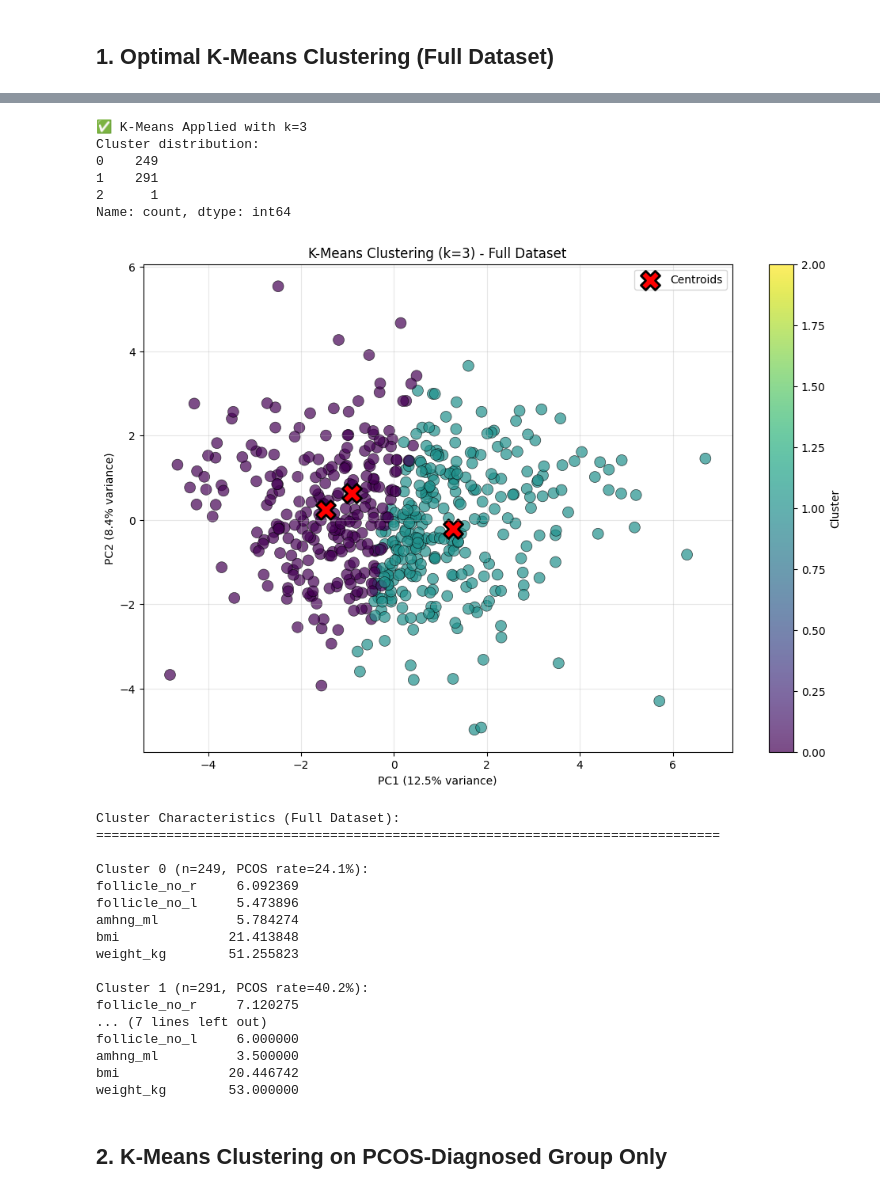
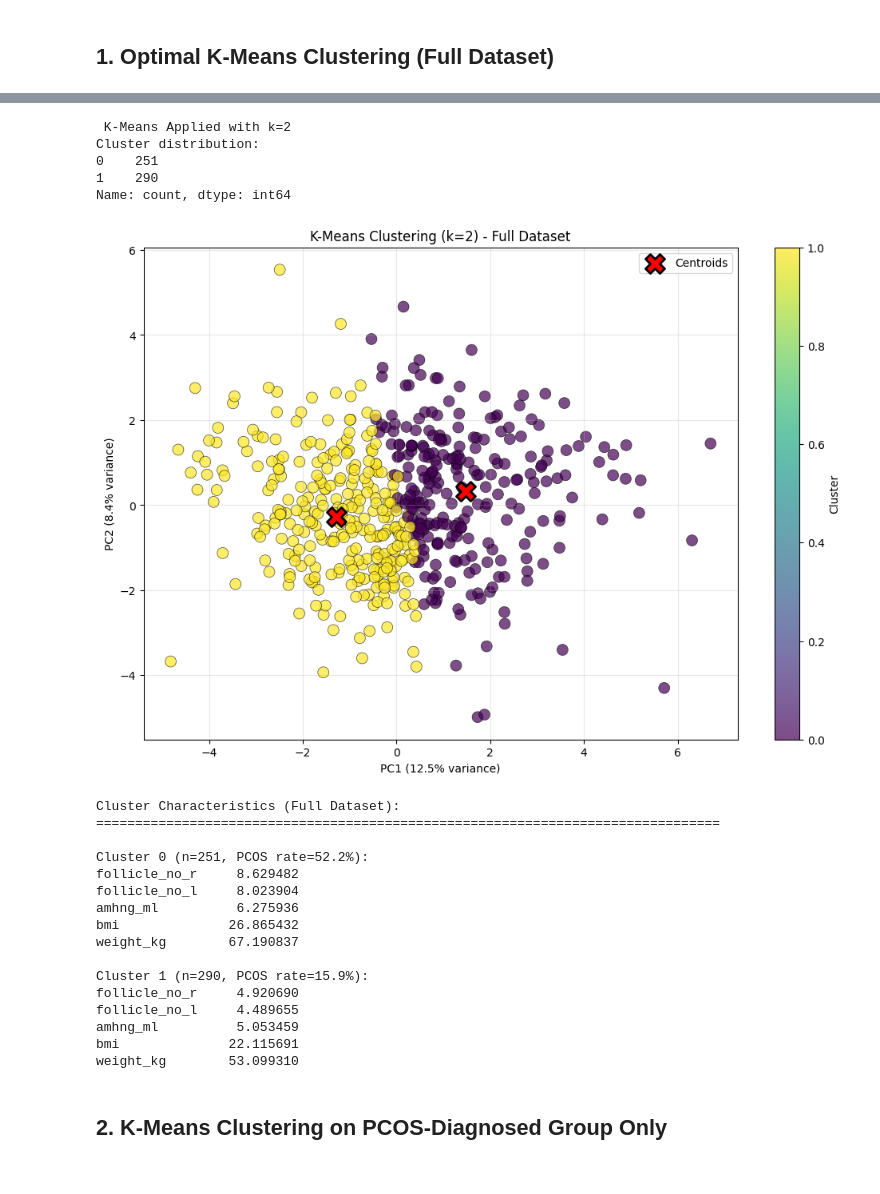
Before and after one commit to AustinJSimmons/pcos-diagnostic-dashboard, a Jupyter notebook: notebooks/05-clustering.ipynb, the cells around one changed output, grey strips where cells are left out. Saved outputs shown, nothing was run; the diff lists cells and outputs as text; code cells hidden in the pictures.

```diff
--- a/notebooks/05-clustering.ipynb
+++ b/notebooks/05-clustering.ipynb
@@ -120,6 +120,6 @@ Davies-Bouldin scores: ['3.104', '2.111', '2.214', '2.424', '2.133', '2.136', '1
 # %%
-# Apply optimal K-Means clustering (use k=3 as compromise)
-optimal_k = 3
+# Apply optimal K-Means clustering (use k=2 as compromise)
+optimal_k = 2
 kmeans_full = KMeans(n_clusters=optimal_k, random_state=42, n_init=10)
 clusters_full = kmeans_full.fit_predict(X_scaled)
 
@@ -130,55 +130,53 @@ print(f"Cluster distribution:\n{pd.Series(clusters_full).value_counts().sort_ind
 
 # Visualize using PCA for dimensionality reduction
 pca = PCA(n_components=2)
 X_pca = pca.fit_transform(X_scaled)
 
 plt.figure(figsize=(12, 8))
 scatter = plt.scatter(X_pca[:, 0], X_pca[:, 1], c=clusters_full, cmap='viridis',
                      alpha=0.7, s=100, edgecolors='black', linewidth=0.5)
 plt.scatter(pca.transform(kmeans_full.cluster_centers_)[:, 0],
            pca.transform(kmeans_full.cluster_centers_)[:, 1],
            c='red', marker='X', s=300, edgecolors='black', linewidth=2, label='Centroids')
 plt.xlabel(f'PC1 ({pca.explained_variance_ratio_[0]:.1%} variance)')
 plt.ylabel(f'PC2 ({pca.explained_variance_ratio_[1]:.1%} variance)')
 plt.title(f'K-Means Clustering (k={optimal_k}) - Full Dataset')
 plt.colorbar(scatter, label='Cluster')
 plt.legend()
 plt.grid(True, alpha=0.3)
 plt.show()
 
 # Cluster characteristics
 print("Cluster Characteristics (Full Dataset):")
 print("=" * 80)
 for cluster in range(optimal_k):
     cluster_data = df[df['Cluster_Full'] == cluster][numerical_cols]
     pcos_ratio = df[df['Cluster_Full'] == cluster]['pcos_y_n'].mean()
     print(f"\nCluster {cluster} (n={len(cluster_data)}, PCOS rate={pcos_ratio:.1%}):")
     print(cluster_data.mean()[['follicle_no_r', 'follicle_no_l', 'amhng_ml', 'bmi', 'weight_kg']].to_string())
 # %% [output]
-✅ K-Means Applied with k=3
+ K-Means Applied with k=2
 Cluster distribution:
-0    249
-1    291
-2      1
+0    251
+1    290
 Name: count, dtype: int64
-[figure, old version]
+[figure, new version]
 Cluster Characteristics (Full Dataset):
 ================================================================================
 
-Cluster 0 (n=249, PCOS rate=24.1%):
-follicle_no_r     6.092369
-follicle_no_l     5.473896
-amhng_ml          5.784274
-bmi              21.413848
-weight_kg        51.255823
+Cluster 0 (n=251, PCOS rate=52.2%):
+follicle_no_r     8.629482
+follicle_no_l     8.023904
+amhng_ml          6.275936
+bmi              26.865432
+weight_kg        67.190837
 
-Cluster 1 (n=291, PCOS rate=40.2%):
-follicle_no_r     7.120275
-... (7 lines left out)
-follicle_no_l     6.000000
-amhng_ml          3.500000
-bmi              20.446742
-weight_kg        53.000000
+Cluster 1 (n=290, PCOS rate=15.9%):
+follicle_no_r     4.920690
+follicle_no_l     4.489655
+amhng_ml          5.053459
+bmi              22.115691
+weight_kg        53.099310
 # %% [markdown]
 ## 2. K-Means Clustering on PCOS-Diagnosed Group Only
 # %%
```
Also changed, not shown: parts of 3 cells of this notebook, 16 other files.
